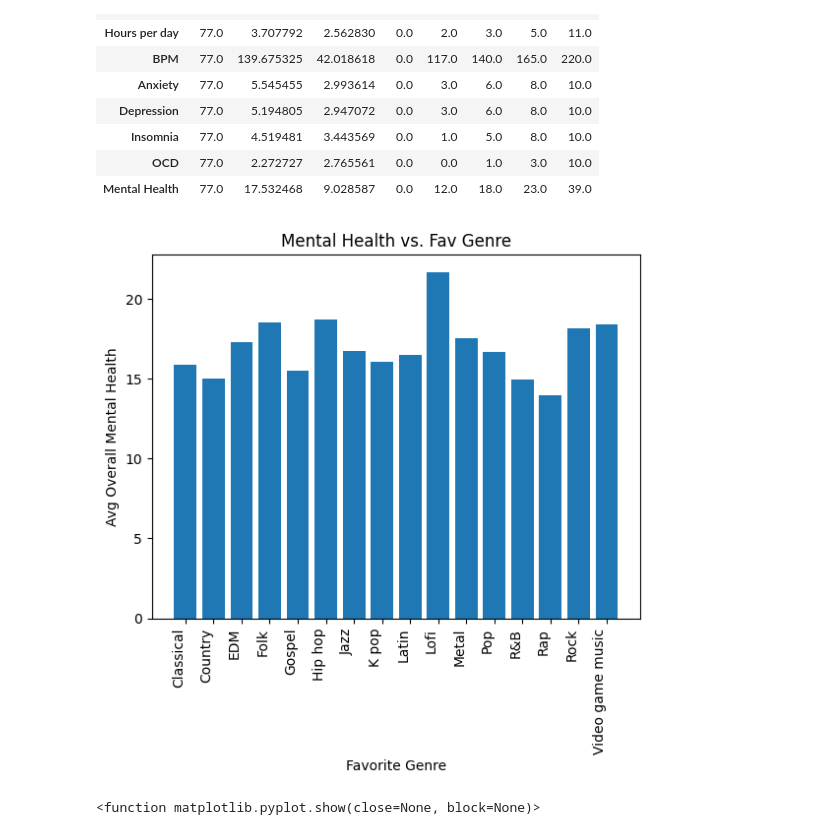
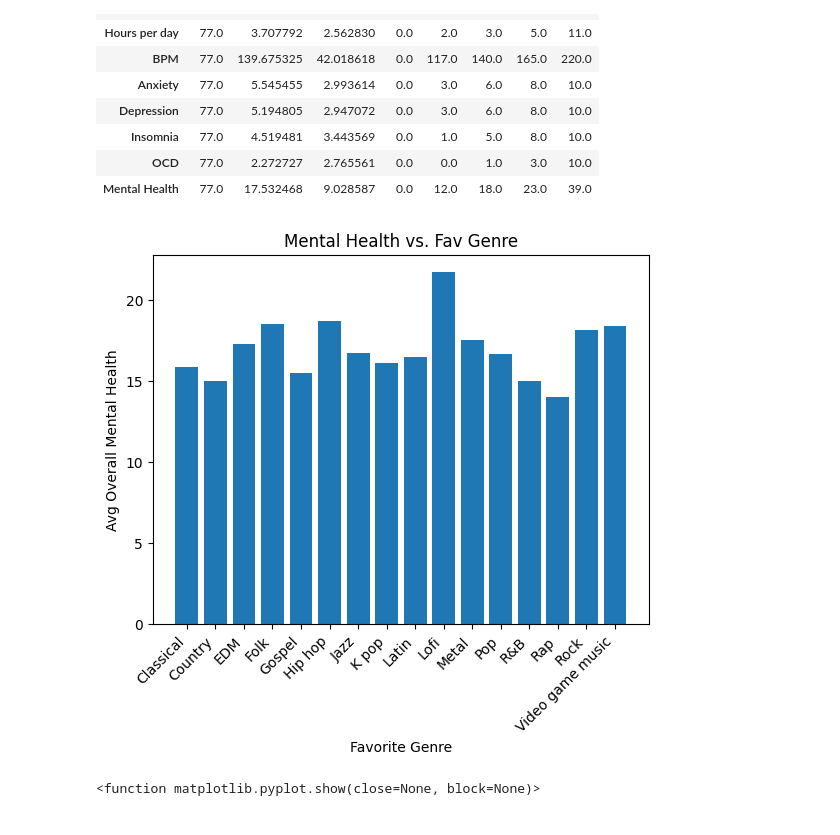
Before and after one commit to pkarey/project-1, a Jupyter notebook: working_code.ipynb, the cells around one changed output. Cells and saved outputs as stored; diff of their text form; code cells hidden in the pictures.

```diff
--- a/working_code.ipynb
+++ b/working_code.ipynb
@@ -72 +90,4 @@ df.loc[df['Primary streaming service'] == "1990", 'Primary streaming service'] =
+# %%
+music.loc[music['Primary streaming service'] == "I do not use a streaming service.", 'Primary streaming service'] = "Does Not Use"
+music.loc[music['Primary streaming service'] == "Other streaming service", 'Primary streaming service'] = "Other"
 # %%
@@ -250,14 +258,14 @@ metal_stat
 # %%
 x = mean_mental_health['Fav genre']
 y = mean_mental_health['Mental Health']
 plt.bar(x, y)
 plt.xlabel("Favorite Genre")
 plt.ylabel("Avg Overall Mental Health")
-plt.xticks(rotation= 90, ha= 'right')
+plt.xticks(rotation= 45, ha= 'right')
 plt.title("Mental Health vs. Fav Genre")
 plt.show()
 # %% [output]
-[figure, old version]
+[figure, new version]
 # %%
 mentals = music['Avg Mental Health'].value_counts()
 plt.pie(mentals)
```
Also changed, not shown: parts of 7 cells of this notebook.
